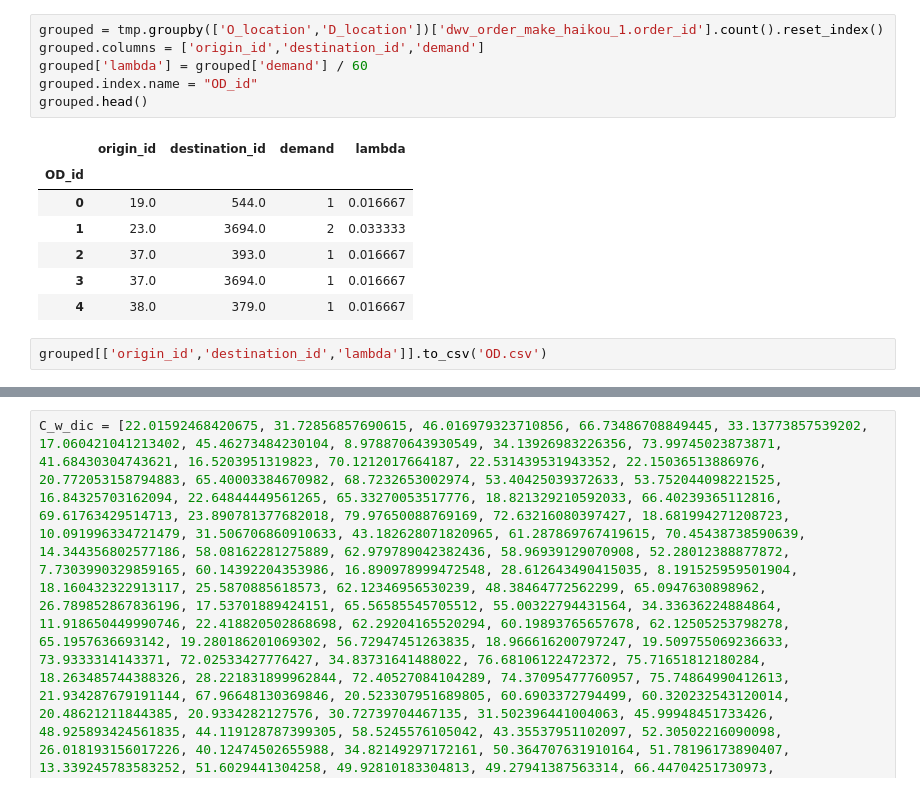
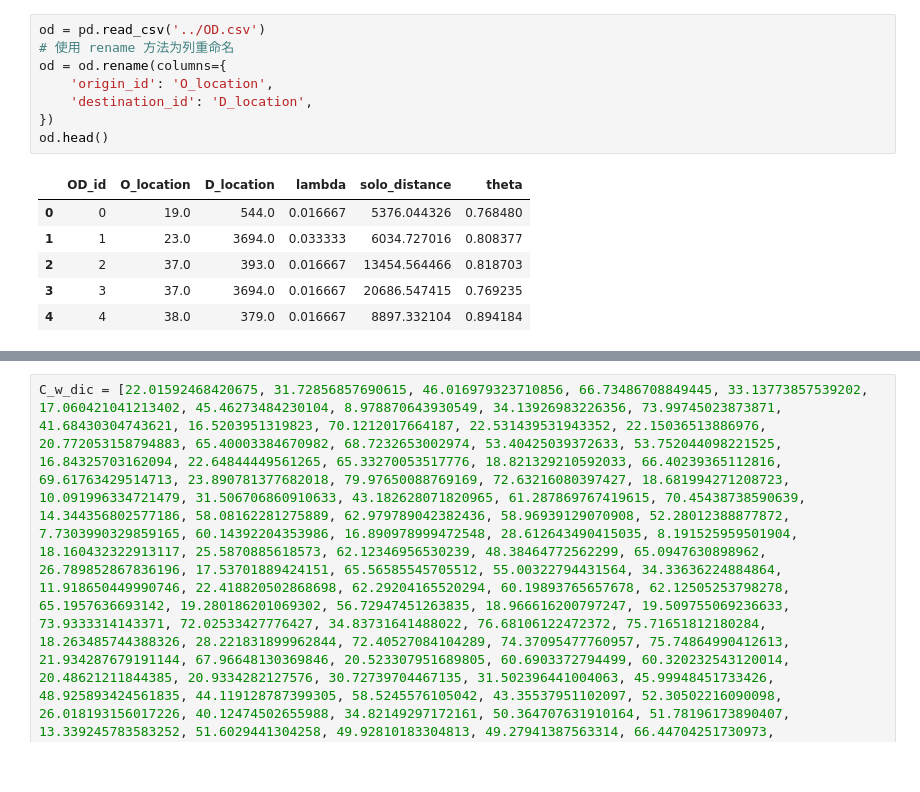
Before and after one commit to yangchen-seu/ride-pooling-price-strategy, a Jupyter notebook: matching_first_protocol/input/preprocess/preprocess.ipynb, the cells around one changed output, grey strips where cells are left out. Drawn from its saved outputs; the diff is of its cells as text.

```diff
--- a/matching_first_protocol/input/preprocess/preprocess.ipynb
+++ b/matching_first_protocol/input/preprocess/preprocess.ipynb
@@ -72,19 +79,18 @@ tmp[['dwv_order_make_haikou_1.normal_time','dwv_order_make_haikou_1.arrive_time'
 | 2 | 15.0 | 2017-05-02 05:33:18 | 2017-05-02 05:31:12 | 8347 | ... |
 | 3 | NaN | 0000-00-00 00:00:00 | 2017-05-02 05:12:11 | 1375 | ... |
 | 4 | 25.0 | 2017-05-02 04:56:48 | 2017-05-02 05:00:00 | 23122 | ... |
-# %%
-grouped = tmp.groupby(['O_location','D_location'])['dwv_order_make_haikou_1.order_id'].count().reset_index()
-grouped.columns = ['origin_id','destination_id','demand']
-grouped['lambda'] = grouped['demand'] / 60
-grouped.index.name = "OD_id"
-grouped.head()
-# %% [output]
-|  | origin_id | destination_id | demand | lambda |
-| OD_id |  |  |  |  |
-| 0 | 19.0 | 544.0 | 1 | 0.016667 |
-| 1 | 23.0 | 3694.0 | 2 | 0.033333 |
-| 2 | 37.0 | 393.0 | 1 | 0.016667 |
-| 3 | 37.0 | 3694.0 | 1 | 0.016667 |
-| 4 | 38.0 | 379.0 | 1 | 0.016667 |
-# %%
-grouped[['origin_id','destination_id','lambda']].to_csv('OD.csv')
+# %%
+od = pd.read_csv('../OD.csv')
+# 使用 rename 方法为列重命名
+od = od.rename(columns={
+    'origin_id': 'O_location',
+    'destination_id': 'D_location',
+})
+od.head()
+# %% [output]
+|  | OD_id | O_location | D_location | lambda | solo_distance | theta |
+| 0 | 0 | 19.0 | 544.0 | 0.016667 | 5376.044326 | 0.768480 |
+| 1 | 1 | 23.0 | 3694.0 | 0.033333 | 6034.727016 | 0.808377 |
+| 2 | 2 | 37.0 | 393.0 | 0.016667 | 13454.564466 | 0.818703 |
+| 3 | 3 | 37.0 | 3694.0 | 0.016667 | 20686.547415 | 0.769235 |
+| 4 | 4 | 38.0 | 379.0 | 0.016667 | 8897.332104 | 0.894184 |
```
Also changed, not shown: parts of 6 cells of this notebook, 22 other files.
